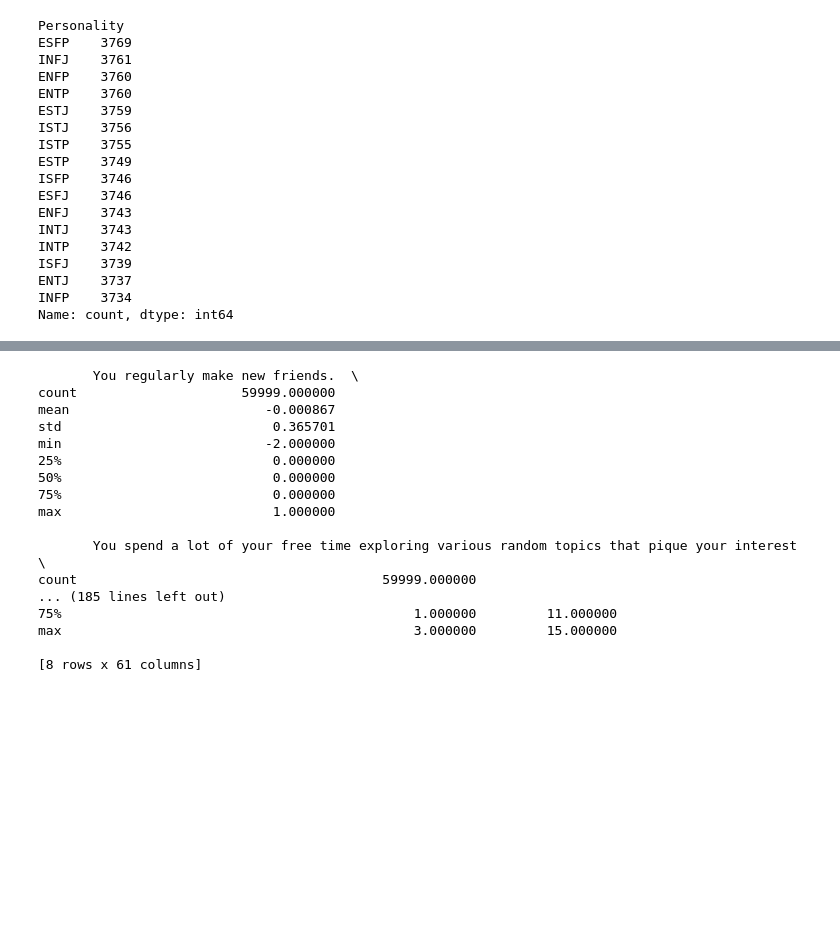
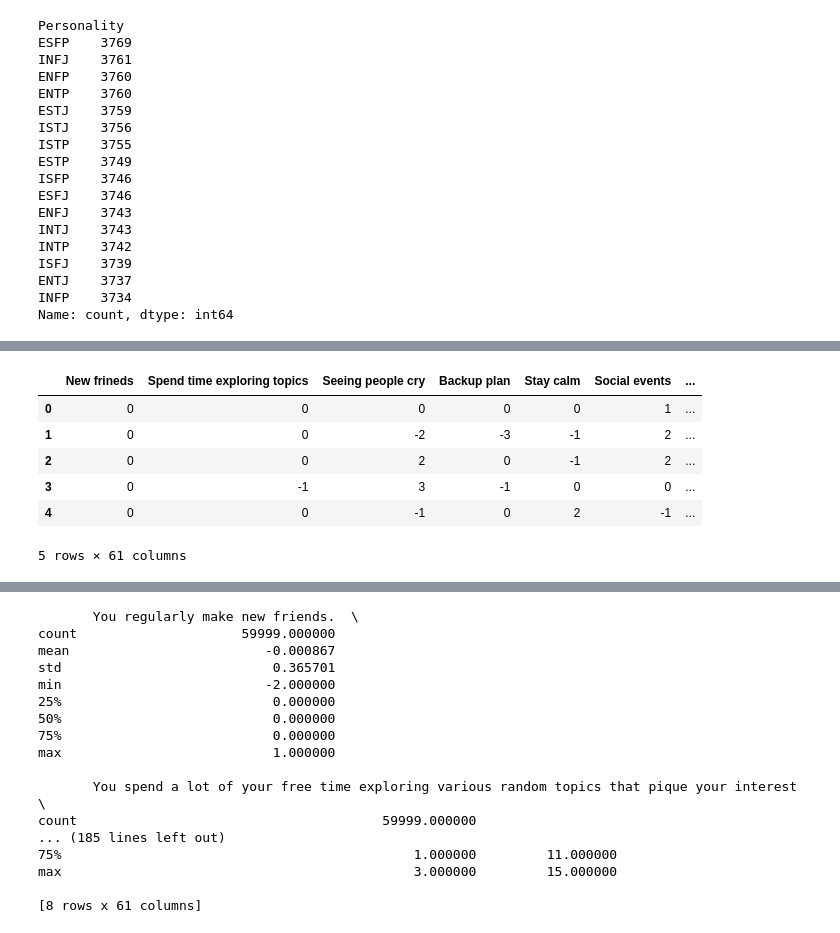
Before and after one commit to talesnobre/Trainees2, a Jupyter notebook: Projeto Final/Final.ipynb, the cells around one changed output, grey strips where cells are left out. Cells and saved outputs as stored; diff of their text form; code cells hidden in the pictures; blank space fills up the shorter version.

Commit message:
feat: add dfreduced e dfport

```diff
--- a/Projeto Final/Final.ipynb
+++ b/Projeto Final/Final.ipynb
@@ -8,7 +8,7 @@ import plotly.express as px
 from sklearn.preprocessing import MinMaxScaler
 # %%
 # Fazer leitura do .csv
-df = pd.read_csv("/content/16P.csv", encoding='ISO-8859-1')
+df = pd.read_csv("data/16P.csv", encoding='ISO-8859-1')
 # %%
 df.info()
 # %% [output]
@@ -76,0 +185,12 @@ df.head()
+# %%
+# Dropar a coluna 'Response Id'
+df.drop('Response Id', axis=1, inplace= True)
+
+# Substituir as personalidades pelos valores mapeados
+df['Personality'] = df['Personality'].replace(mapa)
+
+# Substituir os nomes das colunas pelos valores mapeados reduzidos
+dfreduced = df.rename(columns=mapa_reduzido)
+
+# Substituir os nomes das colunas pelos valores mapeados em português
+dfport = df.rename(columns=mapa_portugues)
@@ -76,0 +207,10 @@ df.head()
+# %%
+dfreduced.head()
+# %% [output]
+|  | New frineds | Spend time exploring topics | Seeing people cry | Backup plan | Stay calm | Social events | ... |
+| 0 | 0 | 0 | 0 | 0 | 0 | 1 | ... |
+| 1 | 0 | 0 | -2 | -3 | -1 | 2 | ... |
+| 2 | 0 | 0 | 2 | 0 | -1 | 2 | ... |
+| 3 | 0 | -1 | 3 | -1 | 0 | 0 | ... |
+| 4 | 0 | 0 | -1 | 0 | 2 | -1 | ... |
+5 rows × 61 columns
```
Also changed, not shown: parts of 8 cells of this notebook.
